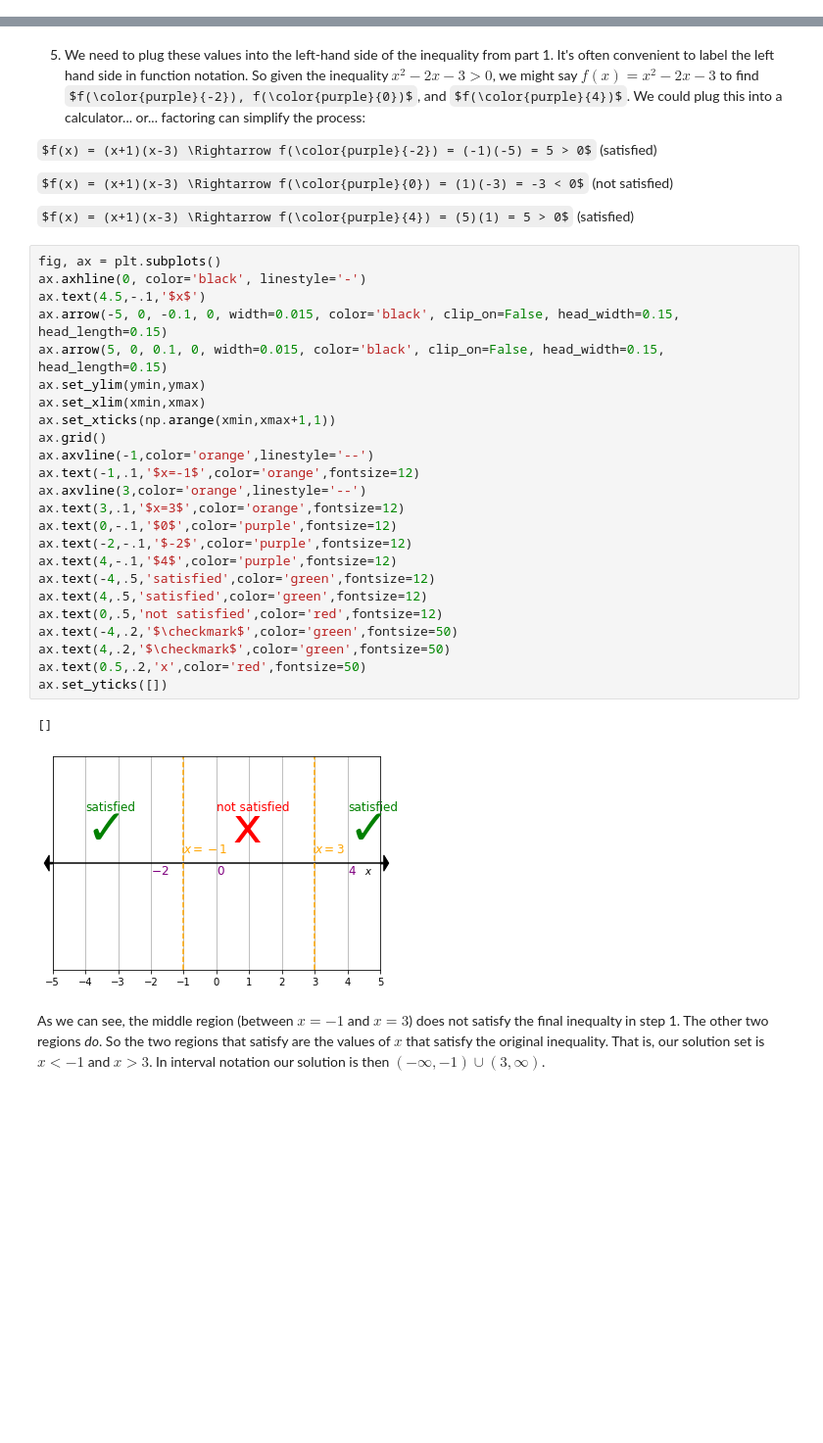
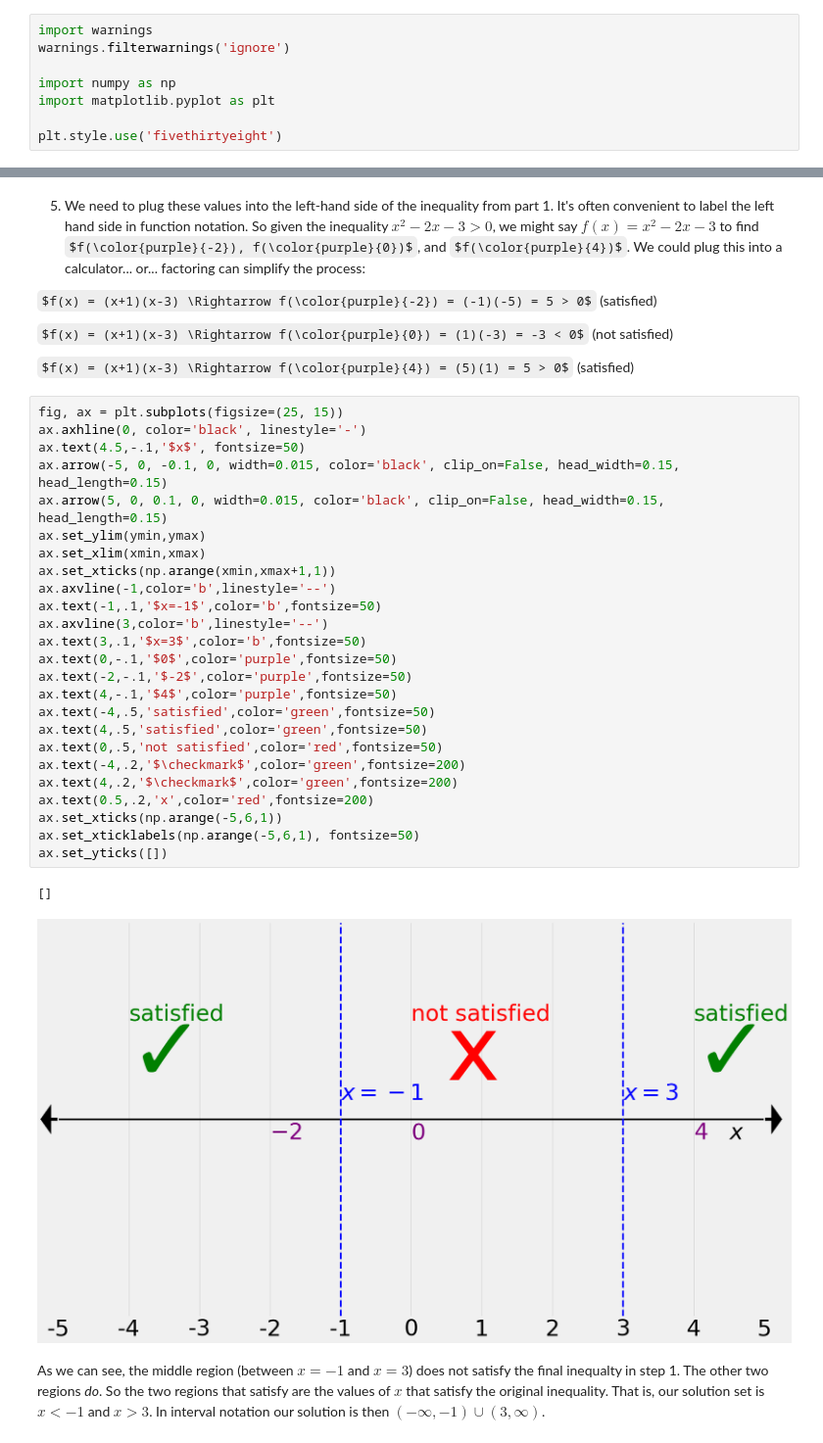
Before and after one commit to ProfessorBattlesword/College_Algebra, a Jupyter notebook: Chapter 3/section_3-6.ipynb, the cells around one changed output, grey strips where cells are left out. Shown at 98% size. Cells and saved outputs as stored; diff of their text form; some formulas as TeX source; blank space fills up the shorter version.

```diff
--- a/Chapter 3/section_3-6.ipynb
+++ b/Chapter 3/section_3-6.ipynb
@@ -38,3 +40,11 @@ So we get $x = -1$ and $x = 3$ for our "boundary" points.
 
 3. Next we plot a number line and indicate the boundary points:
+# %%
+import warnings
+warnings.filterwarnings('ignore')
+
+import numpy as np
+import matplotlib.pyplot as plt
+
+plt.style.use('fivethirtyeight')
 # %%
@@ -79,32 +85,33 @@ $f(x) = (x+1)(x-3) \Rightarrow f(\color{purple}{0}) = (1)(-3) = -3 < 0$ (not sat
 
 $f(x) = (x+1)(x-3) \Rightarrow f(\color{purple}{4}) = (5)(1) = 5 > 0$ (satisfied)
 # %%
-fig, ax = plt.subplots()
+fig, ax = plt.subplots(figsize=(25, 15))
 ax.axhline(0, color='black', linestyle='-')
-ax.text(4.5,-.1,'$x$')
+ax.text(4.5,-.1,'$x$', fontsize=50)
 ax.arrow(-5, 0, -0.1, 0, width=0.015, color='black', clip_on=False, head_width=0.15, head_length=0.15)
 ax.arrow(5, 0, 0.1, 0, width=0.015, color='black', clip_on=False, head_width=0.15, head_length=0.15)
 ax.set_ylim(ymin,ymax)
 ax.set_xlim(xmin,xmax)
 ax.set_xticks(np.arange(xmin,xmax+1,1))
-ax.grid()
-ax.axvline(-1,color='orange',linestyle='--')
-ax.text(-1,.1,'$x=-1$',color='orange',fontsize=12)
-ax.axvline(3,color='orange',linestyle='--')
-ax.text(3,.1,'$x=3$',color='orange',fontsize=12)
-ax.text(0,-.1,'$0$',color='purple',fontsize=12)
-ax.text(-2,-.1,'$-2$',color='purple',fontsize=12)
-ax.text(4,-.1,'$4$',color='purple',fontsize=12)
-ax.text(-4,.5,'satisfied',color='green',fontsize=12)
-ax.text(4,.5,'satisfied',color='green',fontsize=12)
-ax.text(0,.5,'not satisfied',color='red',fontsize=12)
-ax.text(-4,.2,'$\checkmark$',color='green',fontsize=50)
-ax.text(4,.2,'$\checkmark$',color='green',fontsize=50)
-ax.text(0.5,.2,'x',color='red',fontsize=50)
+ax.axvline(-1,color='b',linestyle='--')
+ax.text(-1,.1,'$x=-1$',color='b',fontsize=50)
+ax.axvline(3,color='b',linestyle='--')
+ax.text(3,.1,'$x=3$',color='b',fontsize=50)
+ax.text(0,-.1,'$0$',color='purple',fontsize=50)
+ax.text(-2,-.1,'$-2$',color='purple',fontsize=50)
+ax.text(4,-.1,'$4$',color='purple',fontsize=50)
+ax.text(-4,.5,'satisfied',color='green',fontsize=50)
+ax.text(4,.5,'satisfied',color='green',fontsize=50)
+ax.text(0,.5,'not satisfied',color='red',fontsize=50)
+ax.text(-4,.2,'$\checkmark$',color='green',fontsize=200)
+ax.text(4,.2,'$\checkmark$',color='green',fontsize=200)
+ax.text(0.5,.2,'x',color='red',fontsize=200)
+ax.set_xticks(np.arange(-5,6,1))
+ax.set_xticklabels(np.arange(-5,6,1), fontsize=50)
 ax.set_yticks([])
 # %% [output]
 []
-[figure, old version]
+[figure, new version]
 # %% [markdown]
 As we can see, the middle region (between $x=-1$ and $x=3$) does not satisfy the final inequalty in step 1. The other two regions <em>do</em>. So the two regions that satisfy are the values of $x$ that satisfy the original inequality. That is, our solution set is $x < -1$ and $x>3$. In interval notation our solution is then $(-\infty,-1) \cup (3,\infty)$.
 # %% [markdown]
```
Also changed, not shown: parts of 18 cells of this notebook, 5 other files.
